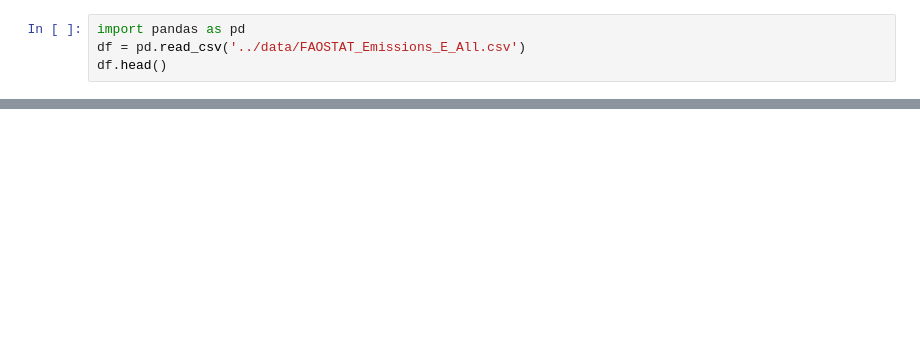
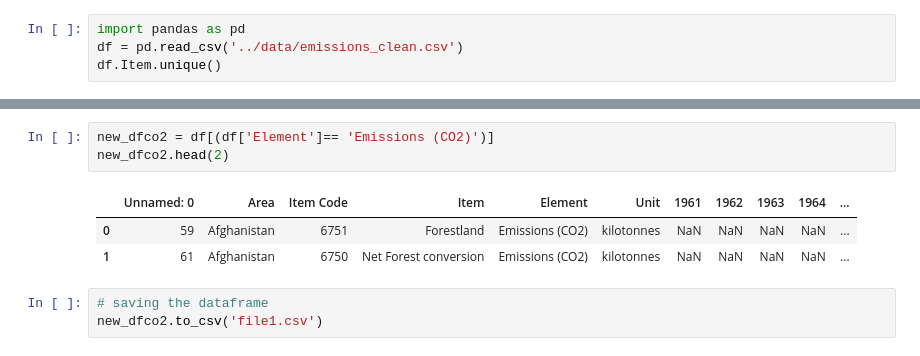
Before and after one commit to AdriPerse/climate-change, a Jupyter notebook: notebooks/ibra2.ipynb, the cells around one changed output, grey strips where cells are left out. Drawn from its saved outputs; the diff is of its cells as text; blank space fills up the shorter version.

```diff
--- a/notebooks/ibra2.ipynb
+++ b/notebooks/ibra2.ipynb
@@ -1,5 +6,5 @@
 # %%
 import pandas as pd
-df = pd.read_csv('../data/FAOSTAT_Emissions_E_All.csv')
-df.head()
+df = pd.read_csv('../data/emissions_clean.csv')
+df.Item.unique()
 # %% [output]
@@ -72,0 +135,10 @@ dfco2.head(2)
+# %%
+new_dfco2 = df[(df['Element']== 'Emissions (CO2)')]
+new_dfco2.head(2)
+# %% [output]
+|  | Unnamed: 0 | Area | Item Code | Item | Element | Unit | 1961 | 1962 | 1963 | 1964 | ... |
+| 0 | 59 | Afghanistan | 6751 | Forestland | Emissions (CO2) | kilotonnes | NaN | NaN | NaN | NaN | ... |
+| 1 | 61 | Afghanistan | 6750 | Net Forest conversion | Emissions (CO2) | kilotonnes | NaN | NaN | NaN | NaN | ... |
+# %%
+# saving the dataframe
+new_dfco2.to_csv('file1.csv')
```
Also changed, not shown: parts of 43 cells of this notebook, 4 other files.
